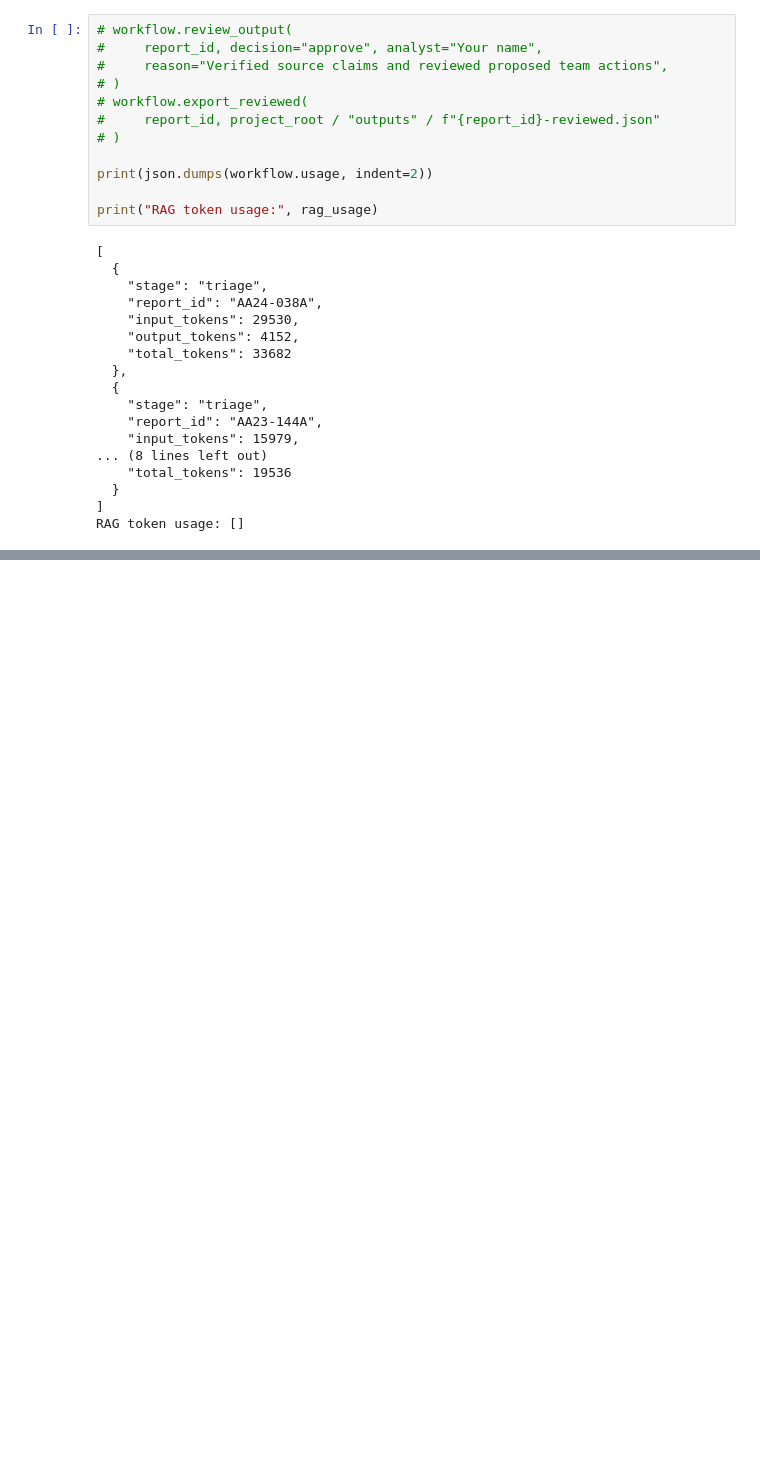
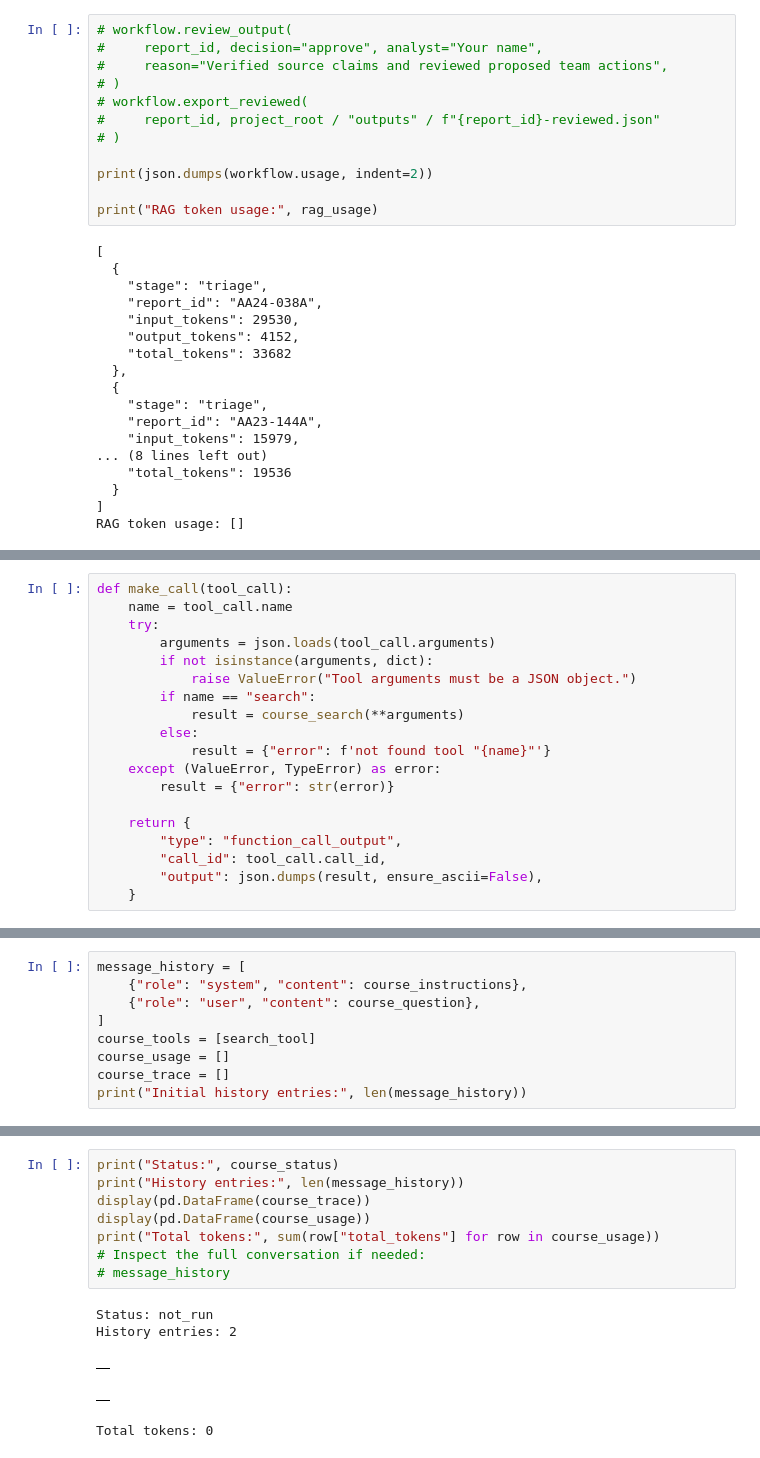
Before and after one commit to lbudy/CTI-Analyst-Copilot-AI-Engineering-Course, a Jupyter notebook: notebooks/02-rag-chemical-triage.ipynb, the cells around one changed output, grey strips where cells are left out. Drawn from its saved outputs; the diff is of its cells as text; blank space fills up the shorter version.

```diff
--- a/notebooks/02-rag-chemical-triage.ipynb
+++ b/notebooks/02-rag-chemical-triage.ipynb
@@ -1096,0 +1786,19 @@ RAG token usage: []
+# %%
+def make_call(tool_call):
+    name = tool_call.name
+    try:
+        arguments = json.loads(tool_call.arguments)
+        if not isinstance(arguments, dict):
+            raise ValueError("Tool arguments must be a JSON object.")
+        if name == "search":
+            result = course_search(**arguments)
+        else:
+            result = {"error": f'not found tool "{name}"'}
+    except (ValueError, TypeError) as error:
+        result = {"error": str(error)}
+
+    return {
+        "type": "function_call_output",
+        "call_id": tool_call.call_id,
+        "output": json.dumps(result, ensure_ascii=False),
+    }
@@ -1096,0 +1811,9 @@ RAG token usage: []
+# %%
+message_history = [
+    {"role": "system", "content": course_instructions},
+    {"role": "user", "content": course_question},
+]
+course_tools = [search_tool]
+course_usage = []
+course_trace = []
+print("Initial history entries:", len(message_history))
@@ -1096,0 +1899,14 @@ RAG token usage: []
+# %%
+print("Status:", course_status)
+print("History entries:", len(message_history))
+display(pd.DataFrame(course_trace))
+display(pd.DataFrame(course_usage))
+print("Total tokens:", sum(row["total_tokens"] for row in course_usage))
+# Inspect the full conversation if needed:
+# message_history
+# %% [output]
+Status: not_run
+History entries: 2
+|  |
+|  |
+Total tokens: 0
```
Also changed, not shown: parts of 176 cells of this notebook, 58 other files.
